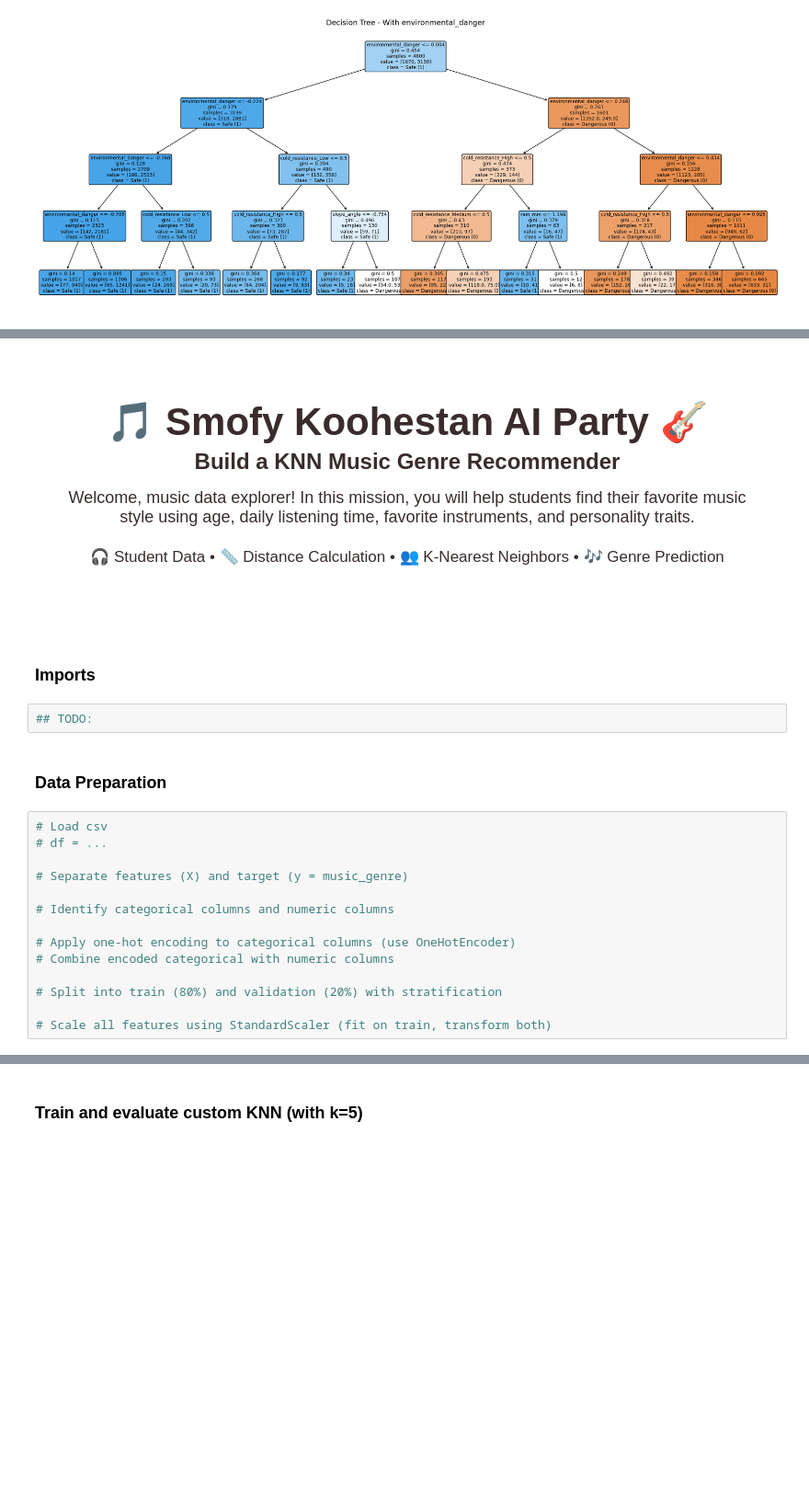
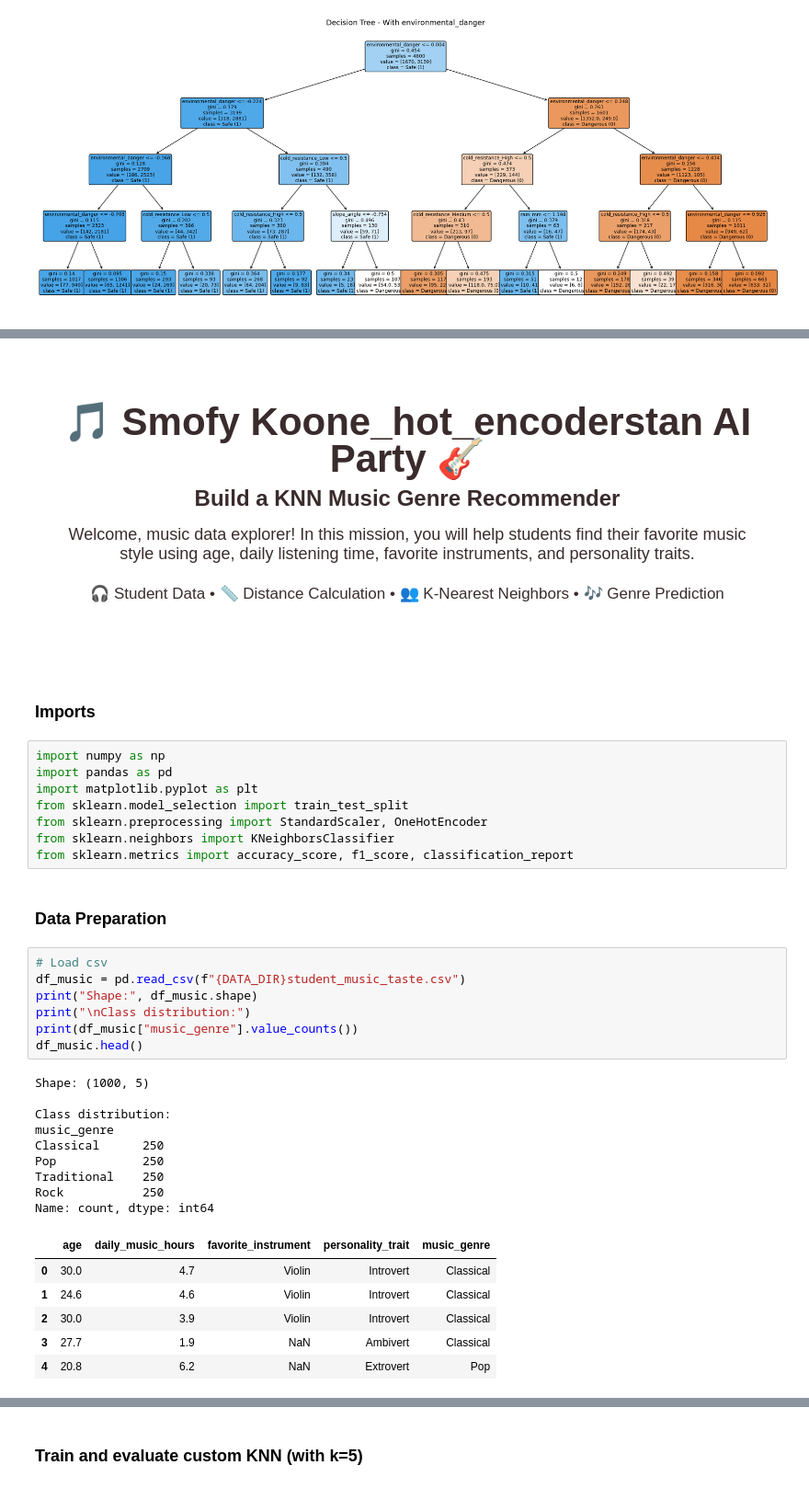
Before and after one commit to sami-rk/OrdinaryMLmodels, a Jupyter notebook: models.ipynb, the cells around one changed output, grey strips where cells are left out. Shown at 92% size. Cells and saved outputs as stored; diff of their text form; blank space fills up the shorter version.

```diff
--- a/models.ipynb
+++ b/models.ipynb
@@ -1258,7 +1381,7 @@ F1-Score change : +0.0357
 ">
 
   <h1 style="font-size: 42px; margin-bottom: 8px;">
-    🎵 Smofy Koohestan AI Party 🎸
+    🎵 Smofy Koone_hot_encoderstan AI Party 🎸
   </h1>
 
   <h2 style="font-size: 24px; margin-top: 0;">
@@ -1286,20 +1409,35 @@ F1-Score change : +0.0357
 # %% [markdown]
 ### Imports
 # %%
-## TODO:
+import numpy as np
+import pandas as pd
+import matplotlib.pyplot as plt
+from sklearn.model_selection import train_test_split
+from sklearn.preprocessing import StandardScaler, OneHotEncoder
+from sklearn.neighbors import KNeighborsClassifier
+from sklearn.metrics import accuracy_score, f1_score, classification_report
 # %% [markdown]
 ### Data Preparation
 # %%
 # Load csv
-# df = ...
-
-# Separate features (X) and target (y = music_genre)
-
-# Identify categorical columns and numeric columns
-
-# Apply one-hot encoding to categorical columns (use OneHotEncoder)
-# Combine encoded categorical with numeric columns
-
-# Split into train (80%) and validation (20%) with stratification
-
-# Scale all features using StandardScaler (fit on train, transform both)
+df_music = pd.read_csv(f"{DATA_DIR}student_music_taste.csv")
+print("Shape:", df_music.shape)
+print("\nClass distribution:")
+print(df_music["music_genre"].value_counts())
+df_music.head()
+# %% [output]
+Shape: (1000, 5)
+
+Class distribution:
+music_genre
+Classical      250
+Pop            250
+Traditional    250
+Rock           250
+Name: count, dtype: int64
+|  | age | daily_music_hours | favorite_instrument | personality_trait | music_genre |
+| 0 | 30.0 | 4.7 | Violin | Introvert | Classical |
+| 1 | 24.6 | 4.6 | Violin | Introvert | Classical |
+| 2 | 30.0 | 3.9 | Violin | Introvert | Classical |
+| 3 | 27.7 | 1.9 | NaN | Ambivert | Classical |
+| 4 | 20.8 | 6.2 | NaN | Extrovert | Pop |
```
Also changed, not shown: parts of 23 cells of this notebook, 1 other file.
